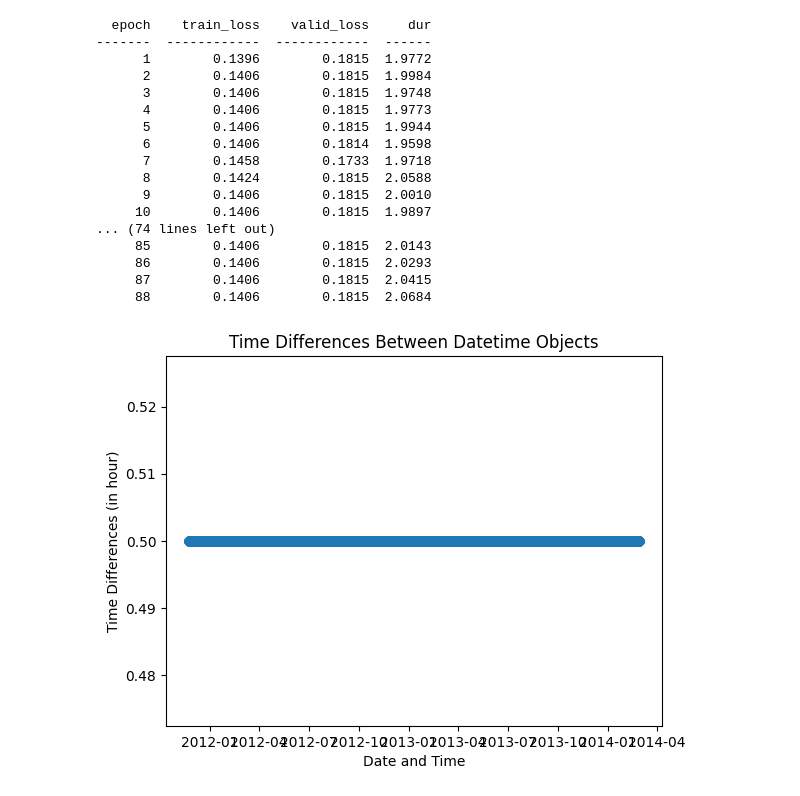
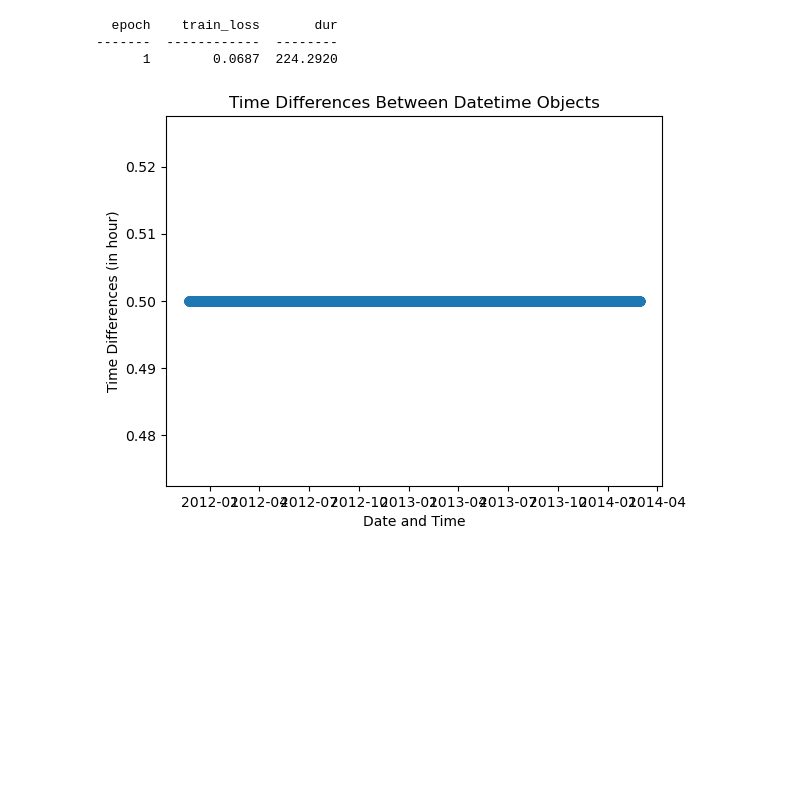
Before and after one commit to timdodge54/Power_Forecasting_With_DNN, a Jupyter notebook: src/james_testing_code.ipynb, the cells around one changed output. Saved outputs shown, nothing was run; the diff lists cells and outputs as text; code cells hidden in the pictures; blank space fills up the shorter version.

```diff
--- a/src/james_testing_code.ipynb
+++ b/src/james_testing_code.ipynb
@@ -37,11 +37,11 @@ utc=pytz.UTC
 
 device = 'cuda' if torch.cuda.is_available() else 'cpu'
 
-len_in  = 49 # number of half hour steps to make the input
-len_out = 1  # number of half hour steps to make the input
+len_in  = 48 # number of half hour steps to make the input
+len_out = 48 # number of half hour steps to make the input
 
-train_data_stop    = utc.localize(datetime.datetime(2014, 1, 1, 0, 0, 0))
-validate_data_stop = utc.localize(datetime.datetime(2015, 1, 1, 0, 0, 0))
+train_data_stop    = utc.localize(datetime.datetime(2013, 4, 27, 0, 0, 0))
+validate_data_stop = utc.localize(datetime.datetime(2013, 4, 27, 0, 0, 0))
 
 data_df = pd.read_csv('../norm_data.csv')
 data_df['timestamp'] = pd.to_datetime(data_df['timestamp'], utc=True)
@@ -86,9 +86,9 @@ for (ind, date) in enumerate(data_df['timestamp'][:-(len_in+len_out)]):
         X_test.append(X)
         y_test.append(y)
         break ######
-temp = list(zip(X_train, y_train))
-random.shuffle(temp)
-X_train, y_train = zip(*temp)
+#temp = list(zip(X_train, y_train))
+#random.shuffle(temp)
+#X_train, y_train = zip(*temp)
 
 X_train    = torch.from_numpy(np.array(X_train)).   float()
 y_train    = torch.from_numpy(np.array(y_train)).   float()
@@ -103,10 +103,10 @@ class FullConnected(nn.Module):
         super().__init__()
 
         self.layers = [nn.Linear(input_dim, hidden_dims[0])]
-        prev_size = input_dim*0
+        prev_size = input_dim
         for i in range(len(hidden_dims)-1):
-            self.layers.append(nn.Linear(hidden_dims[i], hidden_dims[i+1]))
-            prev_size += hidden_dims[i]*0
+            self.layers.append(nn.Linear(hidden_dims[i]+prev_size, hidden_dims[i+1]))
+            prev_size += hidden_dims[i]
             #self.layers.append(nn.Dropout(p=dropout))
         self.layers.append(nn.Linear(prev_size+hidden_dims[-1], output_dim))
         self.classifier = nn.ModuleList(self.layers)
@@ -125,61 +125,48 @@ class FullConnected(nn.Module):
                 if i == len(self.classifier)-1:
                     #x = self.nl(l(x_all))
                     x = self.nl(l(x))
-                elif i == 0:
-                    x = l(x)
+                #elif i == 0:
+                #    x = l(x)
                 else:
-                    #x_copy = x.clone()
-                    #x = torch.cat((x_copy, self.nl(l(x))), dim=1)
+                    x_copy = x.clone()
+                    x = torch.cat((x_copy, self.nl(l(x))), dim=1)
                     #x = x_copy + self.nl(l(x))
-                    x = self.nl(l(x))
+                    #x = self.nl(l(x))
         return x
 
 # Train
 model = NeuralNetRegressor(module = FullConnected,
                            module__input_dim = 14*len_in,
-                           module__hidden_dims = [5000 for _ in range(3)],
+                           module__hidden_dims = [5000 for _ in range(10)],
                            module__output_dim = len_out,
-                           max_epochs = 10000,
+                           max_epochs = 1,
                            criterion = torch.nn.MSELoss,
                            optimizer = torch.optim.SGD,
-                           lr = 0.1,
+                           lr = 1.0e-6,
                            batch_size = 256*2,
                            device = device,
                            #callbacks=[skorch.callbacks.EarlyStopping(patience=25)],
                            #           #skorch.callbacks.Checkpoint(monitor='valid_loss_best')],
                            train_split=predefined_split(skorch.dataset.Dataset(X_validate, y_validate)),
                            verbose = 1,
                            iterator_train__num_workers = 2,
                            iterator_train__pin_memory = True,
+                           iterator_train__shuffle=False,
                            iterator_valid__num_workers = 2,
                            iterator_valid__pin_memory = True)
 model.fit(X_train, y=y_train)
 
 
 ## Calculate time differences
 time_diffs = [(data_df['timestamp'][i] - data_df['timestamp'][i - 1]).total_seconds() / 60 / 60 for i in range(1, len(data_df['timestamp']))]
 ## Plotting
 plt.plot(data_df['timestamp'][1:], time_diffs, marker='o', linestyle='-')
 plt.xlabel('Date and Time')
 plt.ylabel('Time Differences (in hour)')
 plt.title('Time Differences Between Datetime Objects')
 plt.show()
 # %% [output]
-  epoch    train_loss    valid_loss     dur
--------  ------------  ------------  ------
-      1        0.1396        0.1815  1.9772
-      2        0.1406        0.1815  1.9984
-      3        0.1406        0.1815  1.9748
-      4        0.1406        0.1815  1.9773
-      5        0.1406        0.1815  1.9944
-      6        0.1406        0.1814  1.9598
-      7        0.1458        0.1733  1.9718
-      8        0.1424        0.1815  2.0588
-      9        0.1406        0.1815  2.0010
-     10        0.1406        0.1815  1.9897
-... (74 lines left out)
-     85        0.1406        0.1815  2.0143
-     86        0.1406        0.1815  2.0293
-     87        0.1406        0.1815  2.0415
-     88        0.1406        0.1815  2.0684
+  epoch    train_loss       dur
+-------  ------------  --------
+      1        0.0687  224.2920
-[figure, old version]
+[figure, new version]
```
Also changed, not shown: parts of 1 cell of this notebook.
